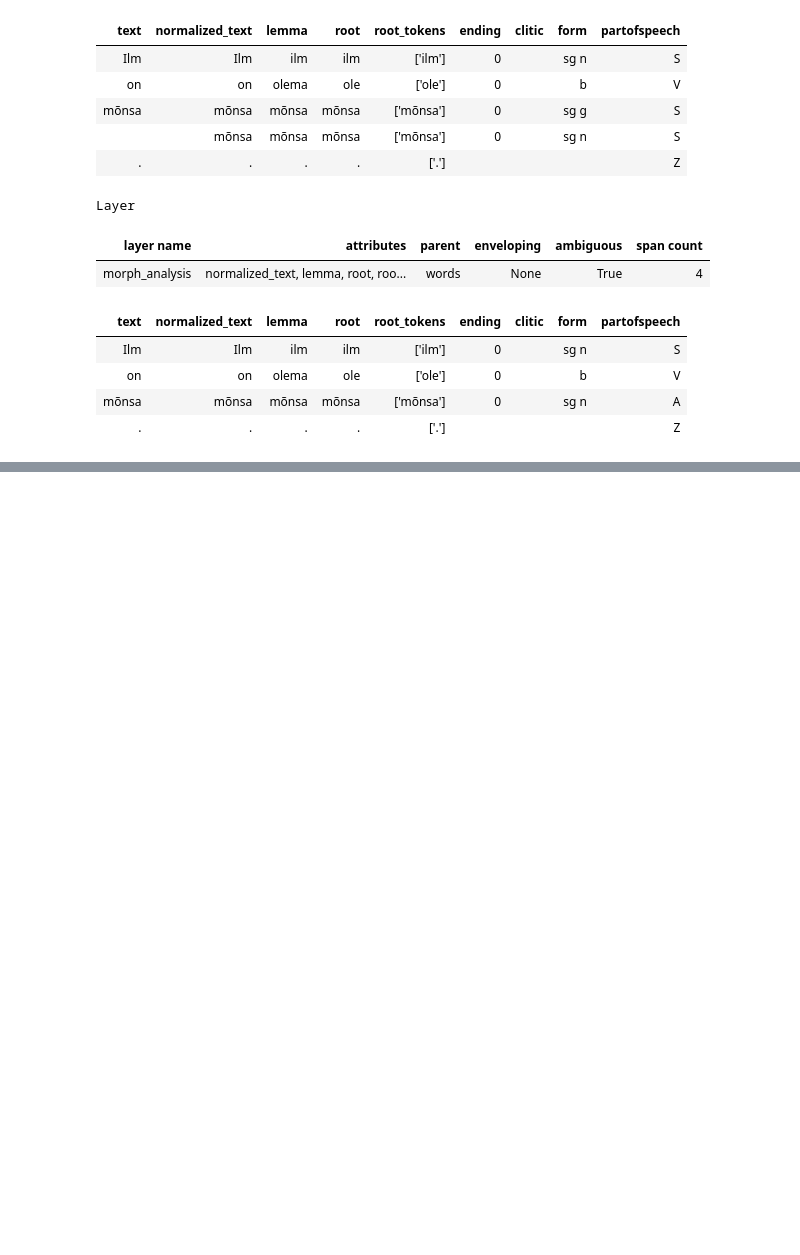
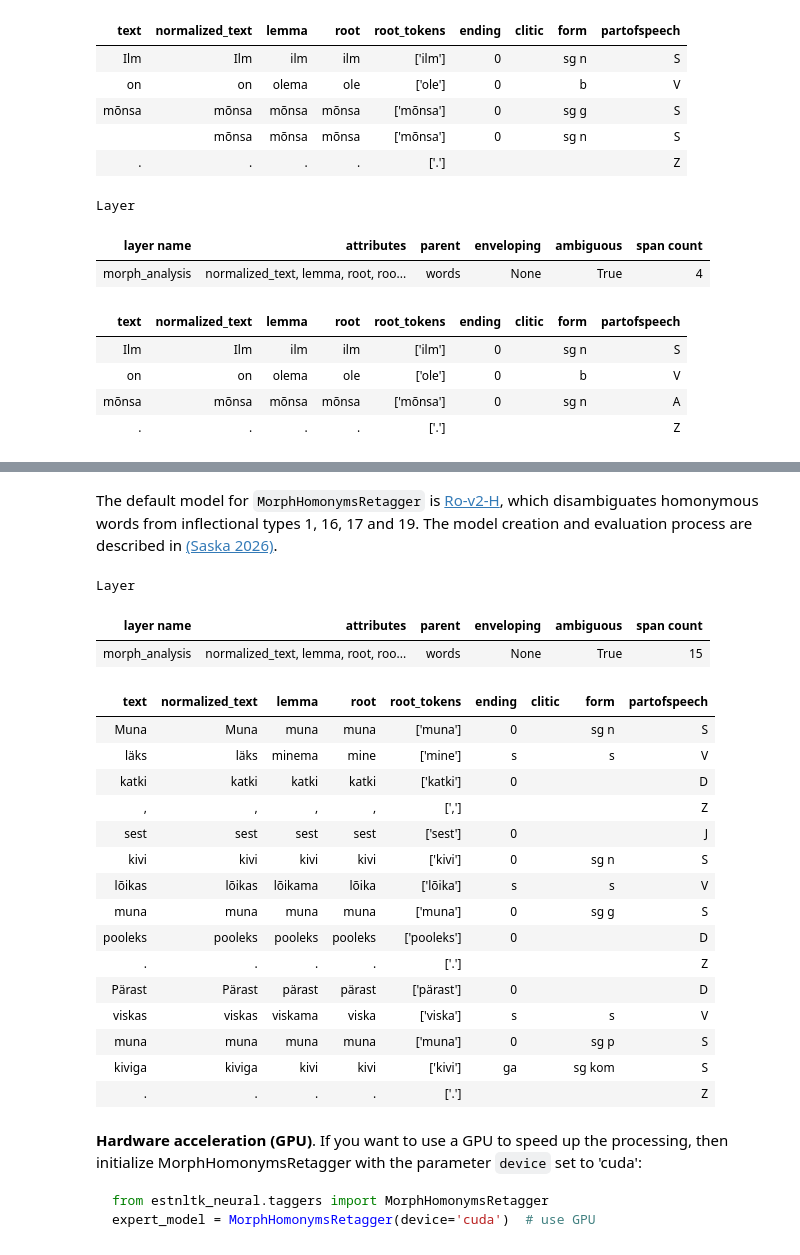
Before and after one commit to estnltk/estnltk, a Jupyter notebook: tutorials/nlp_pipeline/B_morphology/04_vabamorf_with_bert_based_disambiguation.ipynb, the cells around one changed output, grey strips where cells are left out. Saved outputs shown, nothing was run; the diff lists cells and outputs as text; code cells hidden in the pictures; blank space fills up the shorter version.

Commit message:
Updated VabamorfWithBertTagger's tutorial about the usage of MorphHomonymsRetagger

````diff
--- a/tutorials/nlp_pipeline/B_morphology/04_vabamorf_with_bert_based_disambiguation.ipynb
+++ b/tutorials/nlp_pipeline/B_morphology/04_vabamorf_with_bert_based_disambiguation.ipynb
@@ -134,0 +206,3 @@ Layer
+# %% [markdown]
+The default model for `MorphHomonymsRetagger` is [Ro-v2-H](https://huggingface.co/tartuNLP/est-roberta-vm-morph-homonym-tagging), which disambiguates homonymous words from inflectional types 1, 16, 17 and 19.
+The model creation and evaluation process are described in [(Saska 2026)](https://thesis.cs.ut.ee/8f10695d-4276-47ea-b306-5df66c034057).
@@ -134,0 +211,34 @@ Layer
+# %%
+# Use VabamorfWithBertTagger with homonymous word forms disambiguation expert model
+vbt6 = VabamorfWithBertTagger(post_disambiguator=MorphHomonymsRetagger())
+# %%
+txt6 = Text('Muna läks katki, sest kivi lõikas muna pooleks. Pärast viskas muna kiviga.')
+txt6.tag_layer(["words", "sentences"])
+vbt6.tag( txt6 )
+txt6["morph_analysis"]
+# %% [output]
+Layer
+| layer name | attributes | parent | enveloping | ambiguous | span count |
+| morph_analysis | normalized_text, lemma, root, roo... | words | None | True | 15 |
+| text | normalized_text | lemma | root | root_tokens | ending | clitic | form | partofspeech |
+| Muna | Muna | muna | muna | ['muna'] | 0 |  | sg n | S |
+| läks | läks | minema | mine | ['mine'] | s |  | s | V |
+| katki | katki | katki | katki | ['katki'] | 0 |  |  | D |
+| , | , | , | , | [','] |  |  |  | Z |
+| sest | sest | sest | sest | ['sest'] | 0 |  |  | J |
+| kivi | kivi | kivi | kivi | ['kivi'] | 0 |  | sg n | S |
+| lõikas | lõikas | lõikama | lõika | ['lõika'] | s |  | s | V |
+| muna | muna | muna | muna | ['muna'] | 0 |  | sg g | S |
+| pooleks | pooleks | pooleks | pooleks | ['pooleks'] | 0 |  |  | D |
+| . | . | . | . | ['.'] |  |  |  | Z |
+| Pärast | Pärast | pärast | pärast | ['pärast'] | 0 |  |  | D |
+| viskas | viskas | viskama | viska | ['viska'] | s |  | s | V |
+| muna | muna | muna | muna | ['muna'] | 0 |  | sg p | S |
+| kiviga | kiviga | kivi | kivi | ['kivi'] | ga |  | sg kom | S |
+| . | . | . | . | ['.'] |  |  |  | Z |
+# %% [markdown]
+**Hardware acceleration (GPU)**. If you want to use a GPU to speed up the processing, then initialize MorphHomonymsRetagger with  the parameter `device` set to 'cuda':
+```python
+from estnltk_neural.taggers import MorphHomonymsRetagger
+expert_model = MorphHomonymsRetagger(device='cuda')  # use GPU
+```
````
Also changed, not shown: parts of 14 cells of this notebook.
